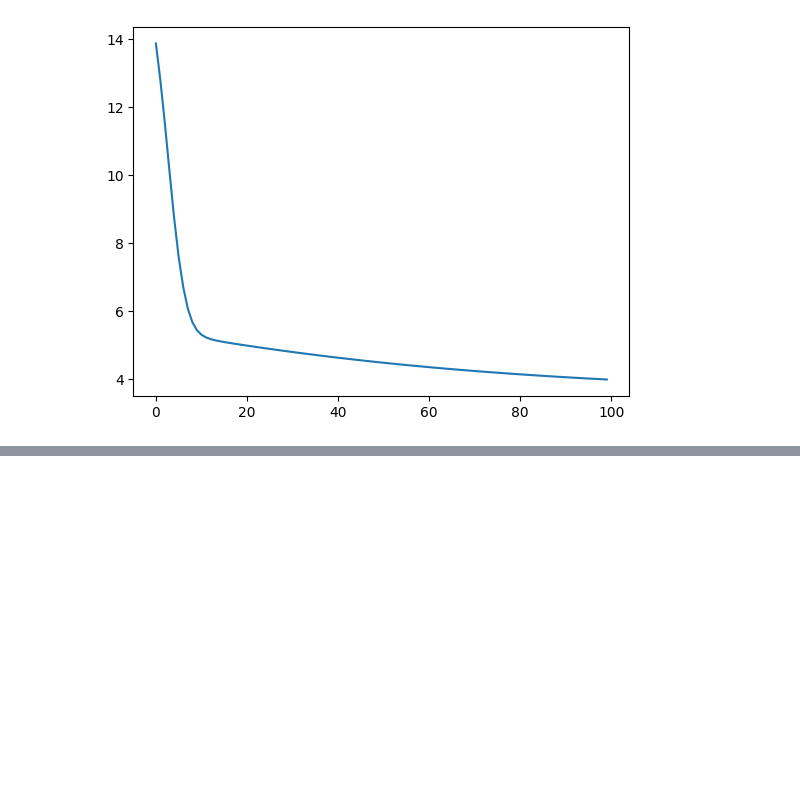
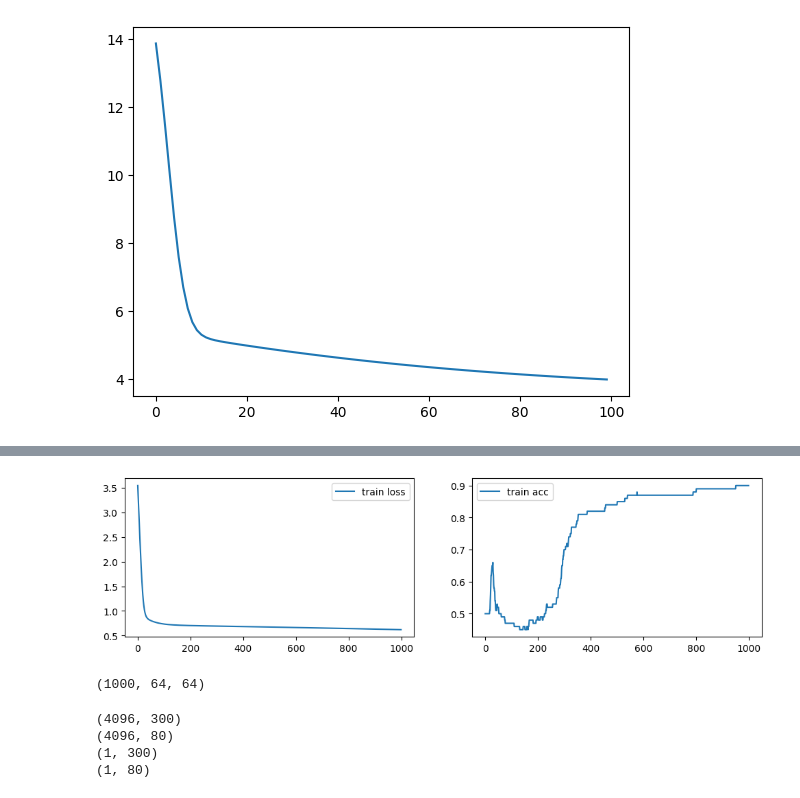
Before and after one commit to lucas066001/IllnessRecognition, a Jupyter notebook: bootstrap/dl/classifierFitting.ipynb, the cells around one changed output, grey strips where cells are left out. Cells and saved outputs as stored; diff of their text form; code cells hidden in the pictures; blank space fills up the shorter version.

```diff
--- a/bootstrap/dl/classifierFitting.ipynb
+++ b/bootstrap/dl/classifierFitting.ipynb
@@ -172,0 +195,45 @@ plt.show()
+# %%
+from local_lib.neural_network import NeuralNetwork
+nn = NeuralNetwork(X, y, n1=32, n_iter=1000, lr=0.05)
+hist = nn.fit(X,y)
+# %%
+plt.figure(figsize=(12, 3))
+plt.subplot(1, 2, 1)
+plt.plot(hist[999][1], label='train loss')
+plt.legend()
+plt.subplot(1, 2, 2)
+plt.plot(hist[999][2], label='train acc')
+plt.legend()
+plt.show()
+# %% [output]
+[figure, added]
+# %%
+# !pip install h5py
+import h5py
+from local_lib.dataset import *
+X_train, y_train, X_test, y_test = load_data()
+X_train.shape
+# %% [output]
+(1000, 64, 64)
+# %%
+y_train = y_train.T
+y_test = y_test.T
+X_train = X_train.T
+X_train_reshape = X_train.reshape(-1, X_train.shape[-1]) / X_train.max()
+X_test = X_test.T
+X_test_reshape = X_test.reshape(-1, X_test.shape[-1]) / X_train.max()
+m_train = 300
+m_test = 80
+X_test_reshape = X_test_reshape[:, :m_test]
+X_train_reshape = X_train_reshape[:, :m_train]
+y_train = y_train[:, :m_train]
+y_test = y_test[:, :m_test]
+print(X_train_reshape.shape)
+print(X_test_reshape.shape)
+print(y_train.shape)
+print(y_test.shape)
+# %% [output]
+(4096, 300)
+(4096, 80)
+(1, 300)
+(1, 80)
```
Also changed, not shown: parts of 18 cells of this notebook, 3 other files.
